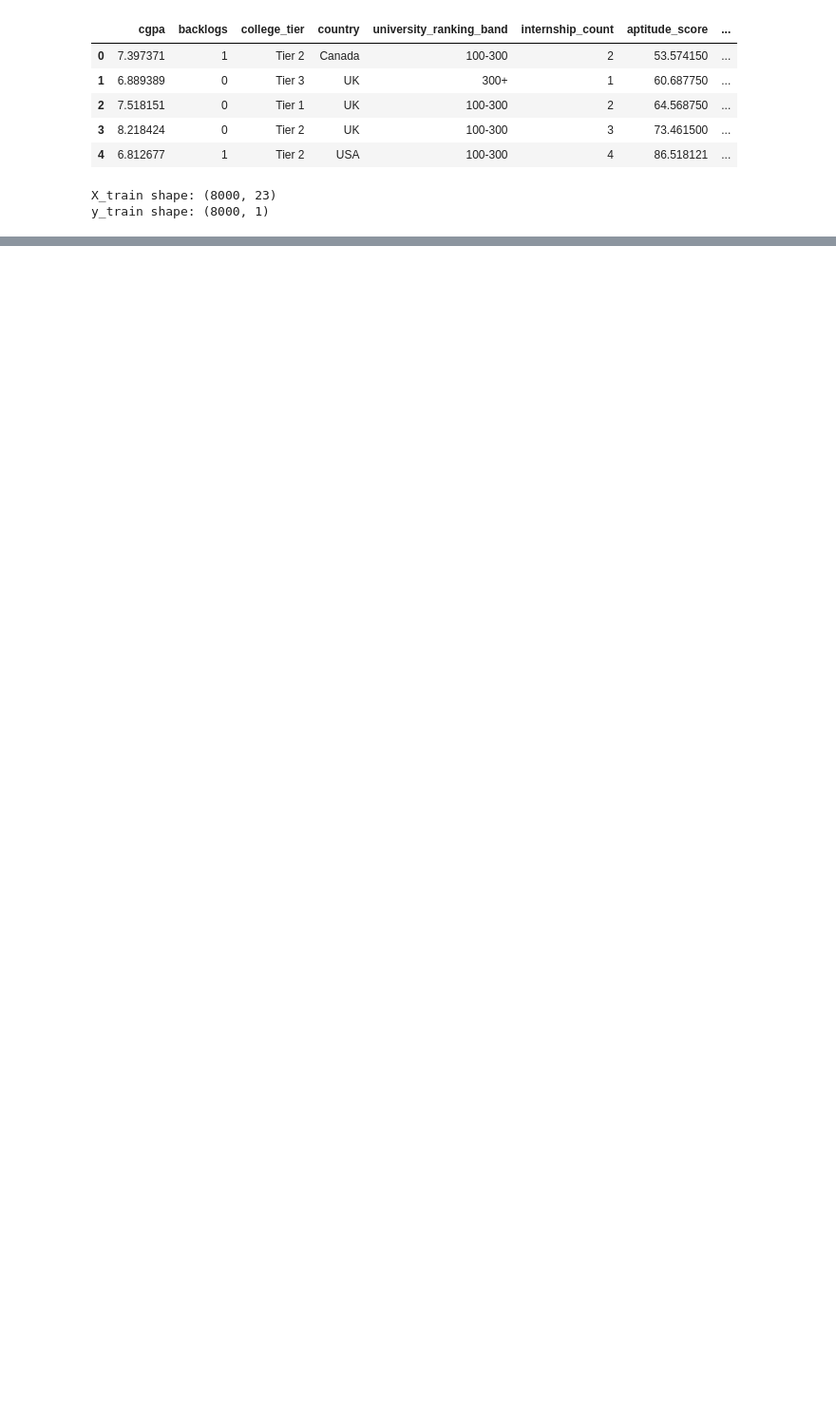
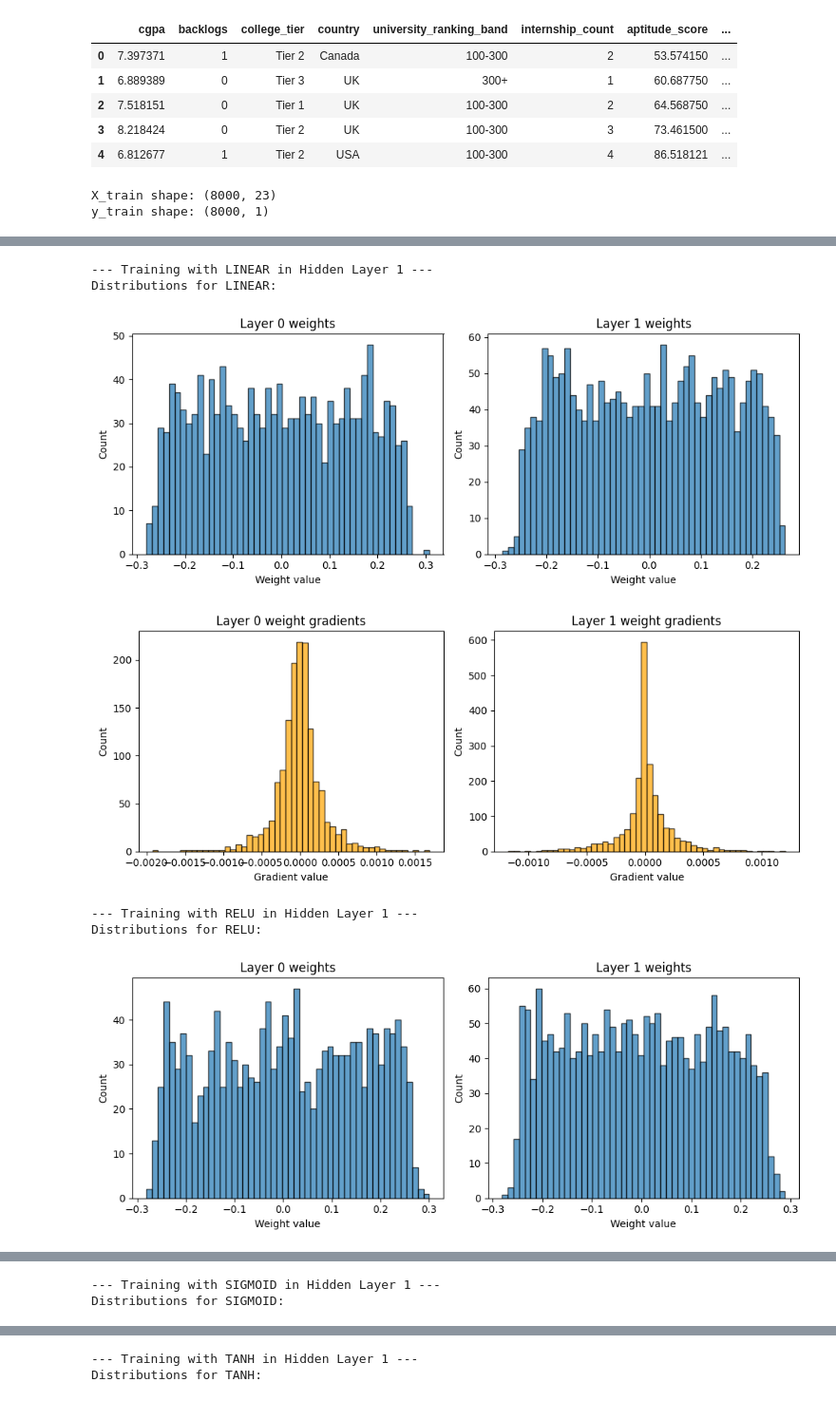
Before and after one commit to yonatan-nyo/ML-FFNN, a Jupyter notebook: src/notebooks/main.ipynb, the cells around one changed output, grey strips where cells are left out. Shown at 95% size. Cells and saved outputs as stored; diff of their text form; code cells hidden in the pictures; blank space fills up the shorter version.

Commit message:
added tests to notebook

```diff
--- a/src/notebooks/main.ipynb
+++ b/src/notebooks/main.ipynb
@@ -133,0 +186,64 @@ Epoch 50/50 [==============================>] - train_loss: 0.564709 - val_loss:
+# %%
+# --- EXPERIMENT: ACTIVATION FUNCTIONS ---
+
+# Base Architecture: Input -> Hidden (Test Layer) -> Hidden -> Output
+input_dim = X_train.shape[1]
+base_layers = [input_dim, 64, 32, 1]
+activations_to_test = ["linear", "relu", "sigmoid", "tanh"]
+
+histories_act = {}
+models_act = {}
+
+for act in activations_to_test:
+    print(f"\n--- Training with {act.upper()} in Hidden Layer 1 ---")
+
+    # We vary the first hidden layer, keep the second as relu, and output as sigmoid
+    acts = [act, "relu", "sigmoid"]
+
+    model = NeuralNetwork(
+        layer_sizes=base_layers,
+        activations=acts,
+        loss="bce"
+    )
+
+    history = model.fit(
+        X_train=X_train, y_train=y_train,
+        val_data=(X_val, y_val),
+        epochs=50, batch_size=32, learning_rate=0.01, verbose=0 # Set verbose=0 to reduce spam
+    )
+
+    histories_act[act] = history
+    models_act[act] = model
+
+    # Plotting Distributions for this specific model
+    print(f"Distributions for {act.upper()}:")
+    model.plot_weight_distribution(layers=[0, 1])
+    model.plot_gradient_distribution(layers=[0, 1])
+
+# Plotting Loss Comparisons
+plt.figure(figsize=(12, 5))
+plt.subplot(1, 2, 1)
+for act, hist in histories_act.items():
+    plt.plot(hist['train_loss'], label=act)
+plt.title('Training Loss - Activation Comparison')
+plt.xlabel('Epochs')
+plt.ylabel('Loss')
+plt.legend()
+
+plt.subplot(1, 2, 2)
+for act, hist in histories_act.items():
+    plt.plot(hist['val_loss'], label=act)
+plt.title('Validation Loss - Activation Comparison')
+plt.xlabel('Epochs')
+plt.ylabel('Loss')
+plt.legend()
+plt.tight_layout()
+plt.show()
+# %% [output]
+--- Training with LINEAR in Hidden Layer 1 ---
+Distributions for LINEAR:
+[figure, added]
+[figure, added]
+--- Training with RELU in Hidden Layer 1 ---
+Distributions for RELU:
+[figure, added]
@@ -133,0 +251,2 @@ Epoch 50/50 [==============================>] - train_loss: 0.564709 - val_loss:
+--- Training with SIGMOID in Hidden Layer 1 ---
+Distributions for SIGMOID:
@@ -133,0 +255,2 @@ Epoch 50/50 [==============================>] - train_loss: 0.564709 - val_loss:
+--- Training with TANH in Hidden Layer 1 ---
+Distributions for TANH:
```
Also changed, not shown: parts of 8 cells of this notebook.
